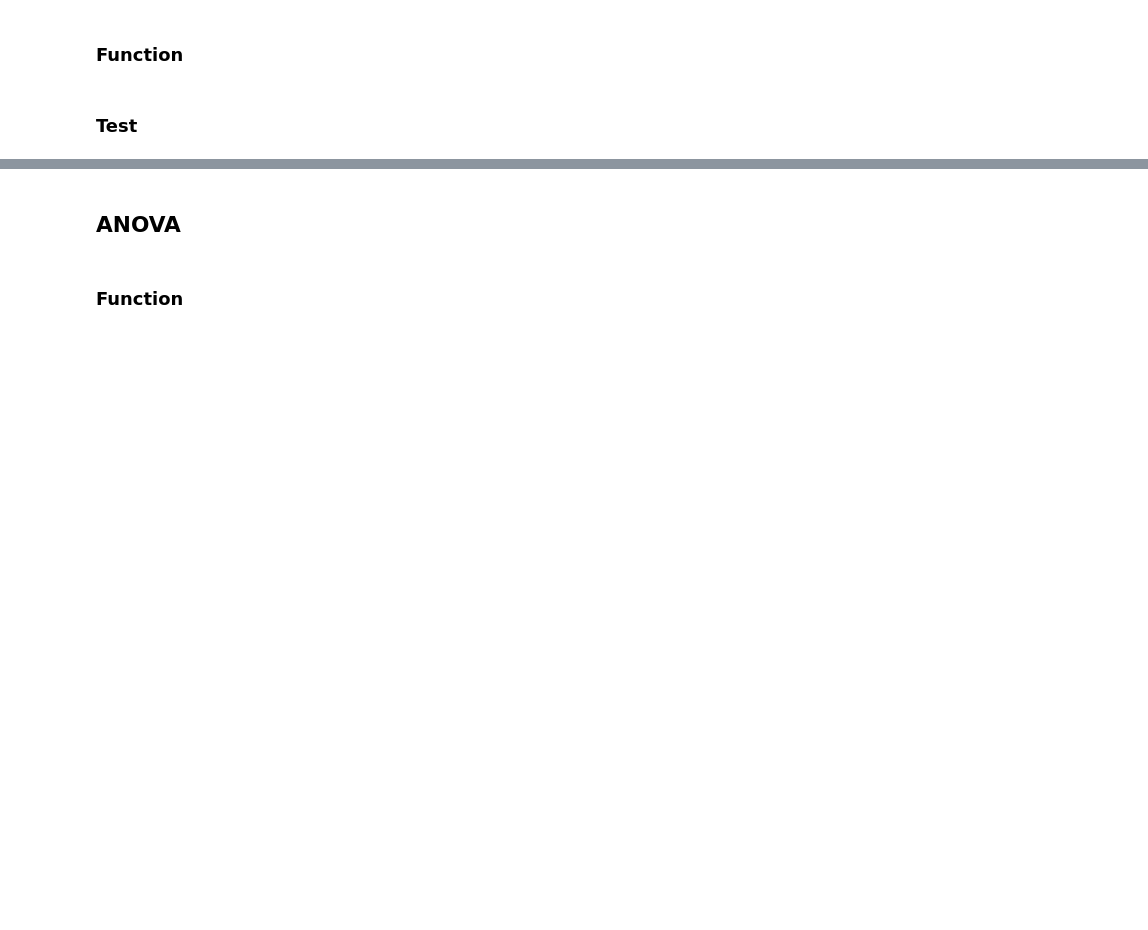
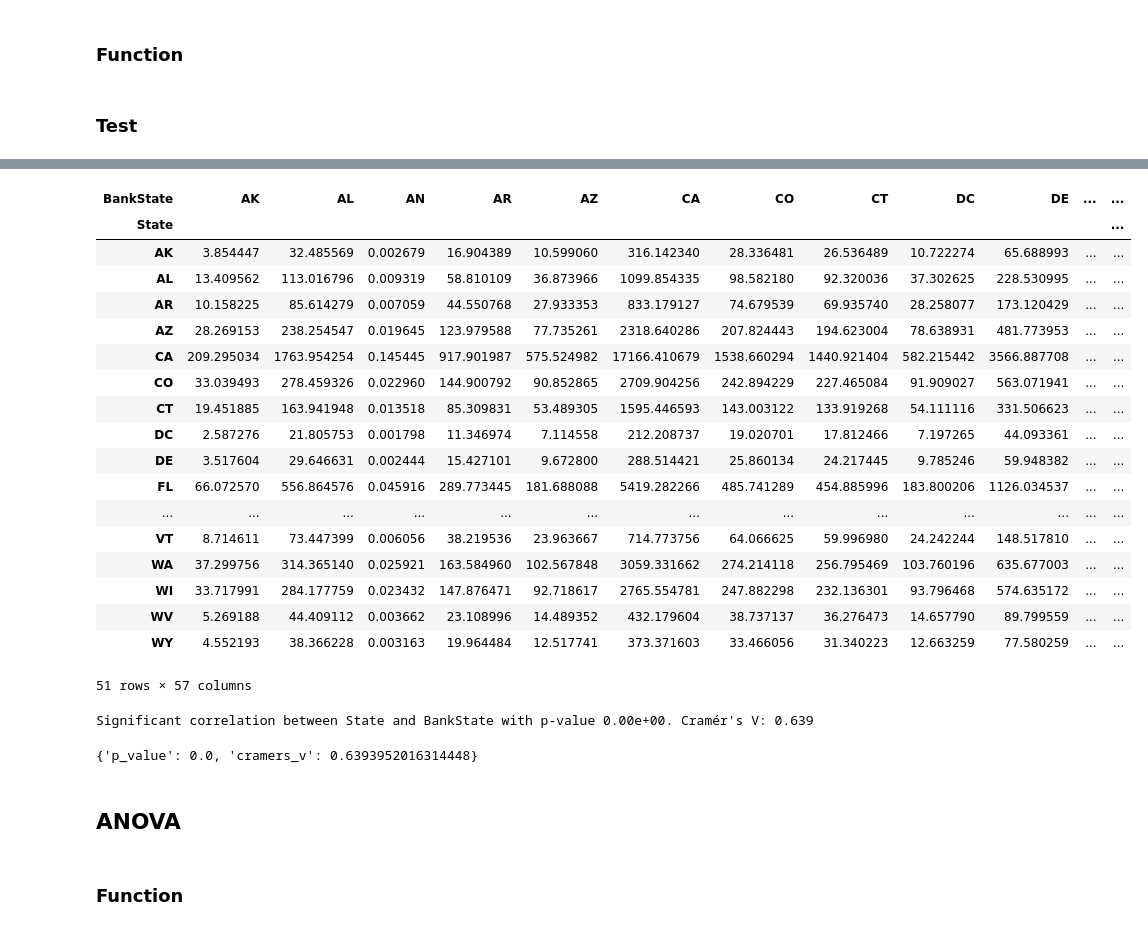
Before and after one commit to GMartin-Data/loan_approval, a Jupyter notebook: notebooks/summed_up_eda.ipynb, the cells around one changed output, grey strips where cells are left out. Drawn from its saved outputs; the diff is of its cells as text; code cells hidden in the pictures; blank space fills up the shorter version.

```diff
--- a/notebooks/summed_up_eda.ipynb
+++ b/notebooks/summed_up_eda.ipynb
@@ -1304,2 +1284,2 @@ hist_box_plot("SBA_Appv", df)
 # %%
-df = df.drop(columns="ApprovalDate")
+df = df.drop(columns=["ApprovalDate", "ApprovalFY"])
@@ -1314,3 +1286,9 @@ Index(['City', 'State', 'Bank', 'BankState', 'NAICS', 'ApprovalMonth',
+# %%
+df = df[['City', 'State', 'Bank', 'BankState', 'NAICS',
+         'ApprovalMonth', 'ApprovalDoW', 'Recession', 'Term',
+         'NewExist', 'NoEmp', 'CreateJob', 'RetainedJob',
+         'Franchise', 'UrbanRural', 'RevLineCr', 'LowDoc',
+         'GrAppv', 'SBA_Appv', 'MIS_Status']]
 # %% [markdown]
 ## ❌ Check-Out (NaN in State)
 # %%
@@ -1359,0 +1395,18 @@ df.to_csv("../data/cleaned_dataset.csv")
+# %%
+nom_cols = ["City", "Bank",
+            "State", "BankState", "NAICS",
+            "UrbanRural", "RevLineCr", "LowDoc"]
+for col in nom_cols:
+    df[col] = df[col].astype("category")
+
+df.ApprovalMonth = df.ApprovalMonth.astype("uint8")
+df.ApprovalDoW = df.ApprovalDoW.astype("uint8")
+
+int16_cols = ["Term", "NoEmp", "CreateJob", "RetainedJob"]
+for col in int16_cols:
+    df[col] = df[col].astype("uint16")
+
+df.GrAppv = df.GrAppv.astype("uint32")
+df.SBA_Appv = df.SBA_Appv.astype("uint32")
+
+df.info()
@@ -1397,3 +1490,6 @@ nom_cols = []
 # %%
 for nom_col in nom_cols:
     check_nominal_corr(df, nom_col, "MIS_Status")
+# %%
+check_nominal_corr(df, "State", "BankState")
+# %% [output]
@@ -1400,3 +1498,24 @@ for nom_col in nom_cols:
+| BankState | AK | AL | AN | AR | AZ | CA | CO | CT | DC | DE | ... | ... |
+| State |  |  |  |  |  |  |  |  |  |  |  | ... |
+| AK | 3.854447 | 32.485569 | 0.002679 | 16.904389 | 10.599060 | 316.142340 | 28.336481 | 26.536489 | 10.722274 | 65.688993 | ... | ... |
+| AL | 13.409562 | 113.016796 | 0.009319 | 58.810109 | 36.873966 | 1099.854335 | 98.582180 | 92.320036 | 37.302625 | 228.530995 | ... | ... |
+| AR | 10.158225 | 85.614279 | 0.007059 | 44.550768 | 27.933353 | 833.179127 | 74.679539 | 69.935740 | 28.258077 | 173.120429 | ... | ... |
+| AZ | 28.269153 | 238.254547 | 0.019645 | 123.979588 | 77.735261 | 2318.640286 | 207.824443 | 194.623004 | 78.638931 | 481.773953 | ... | ... |
+| CA | 209.295034 | 1763.954254 | 0.145445 | 917.901987 | 575.524982 | 17166.410679 | 1538.660294 | 1440.921404 | 582.215442 | 3566.887708 | ... | ... |
+| CO | 33.039493 | 278.459326 | 0.022960 | 144.900792 | 90.852865 | 2709.904256 | 242.894229 | 227.465084 | 91.909027 | 563.071941 | ... | ... |
+| CT | 19.451885 | 163.941948 | 0.013518 | 85.309831 | 53.489305 | 1595.446593 | 143.003122 | 133.919268 | 54.111116 | 331.506623 | ... | ... |
+| DC | 2.587276 | 21.805753 | 0.001798 | 11.346974 | 7.114558 | 212.208737 | 19.020701 | 17.812466 | 7.197265 | 44.093361 | ... | ... |
+| DE | 3.517604 | 29.646631 | 0.002444 | 15.427101 | 9.672800 | 288.514421 | 25.860134 | 24.217445 | 9.785246 | 59.948382 | ... | ... |
+| FL | 66.072570 | 556.864576 | 0.045916 | 289.773445 | 181.688088 | 5419.282266 | 485.741289 | 454.885996 | 183.800206 | 1126.034537 | ... | ... |
+| ... | ... | ... | ... | ... | ... | ... | ... | ... | ... | ... | ... | ... |
+| VT | 8.714611 | 73.447399 | 0.006056 | 38.219536 | 23.963667 | 714.773756 | 64.066625 | 59.996980 | 24.242244 | 148.517810 | ... | ... |
+| WA | 37.299756 | 314.365140 | 0.025921 | 163.584960 | 102.567848 | 3059.331662 | 274.214118 | 256.795469 | 103.760196 | 635.677003 | ... | ... |
+| WI | 33.717991 | 284.177759 | 0.023432 | 147.876471 | 92.718617 | 2765.554781 | 247.882298 | 232.136301 | 93.796468 | 574.635172 | ... | ... |
+| WV | 5.269188 | 44.409112 | 0.003662 | 23.108996 | 14.489352 | 432.179604 | 38.737137 | 36.276473 | 14.657790 | 89.799559 | ... | ... |
+| WY | 4.552193 | 38.366228 | 0.003163 | 19.964484 | 12.517741 | 373.371603 | 33.466056 | 31.340223 | 12.663259 | 77.580259 | ... | ... |
+51 rows × 57 columns
+Significant correlation between State and BankState with p-value 0.00e+00. Cramér's V: 0.639
+{'p_value': 0.0, 'cramers_v': 0.6393952016314448}
 # %% [markdown]
 ## ANOVA
 # %% [markdown]
```
Also changed, not shown: parts of 68 cells of this notebook.
